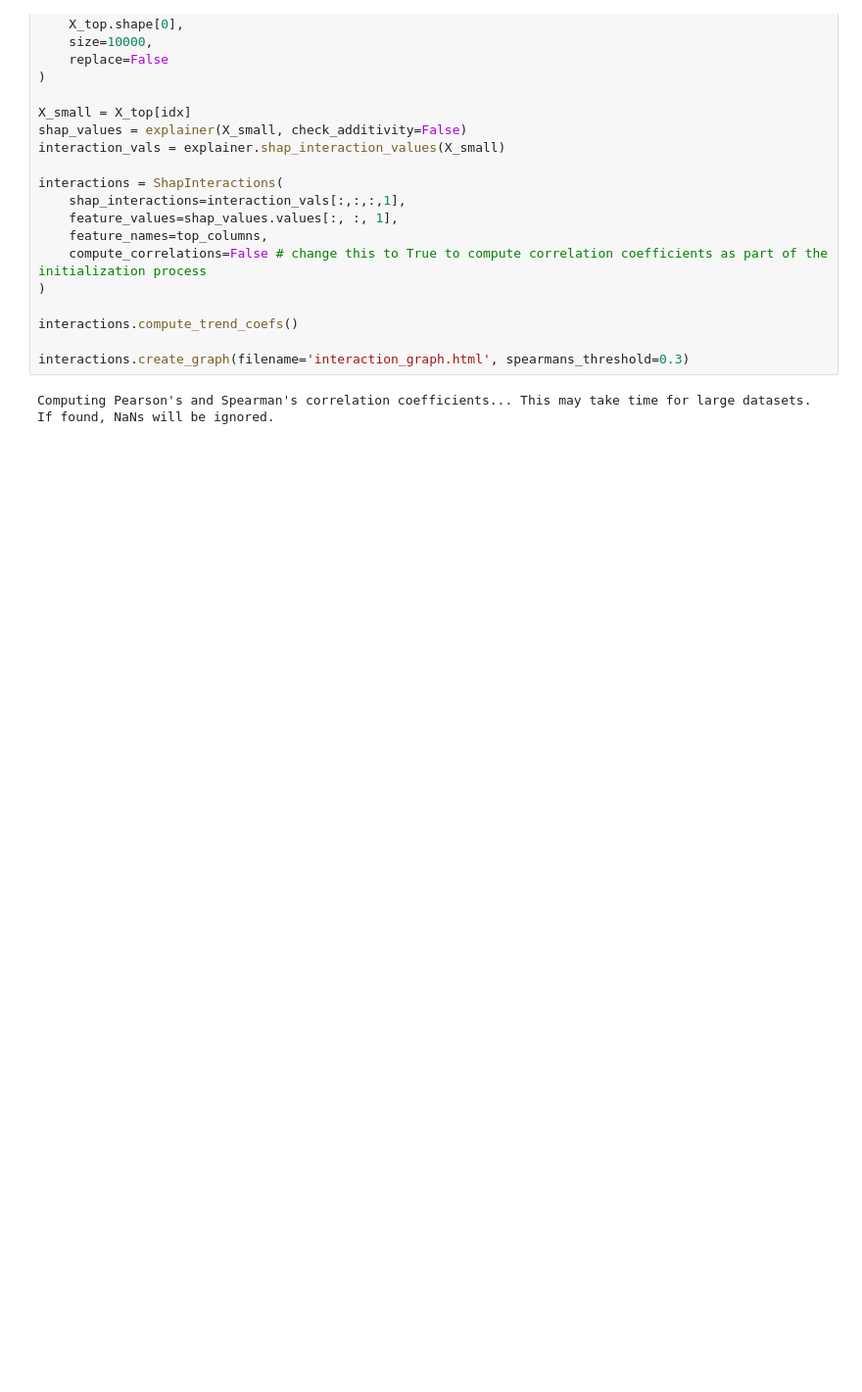
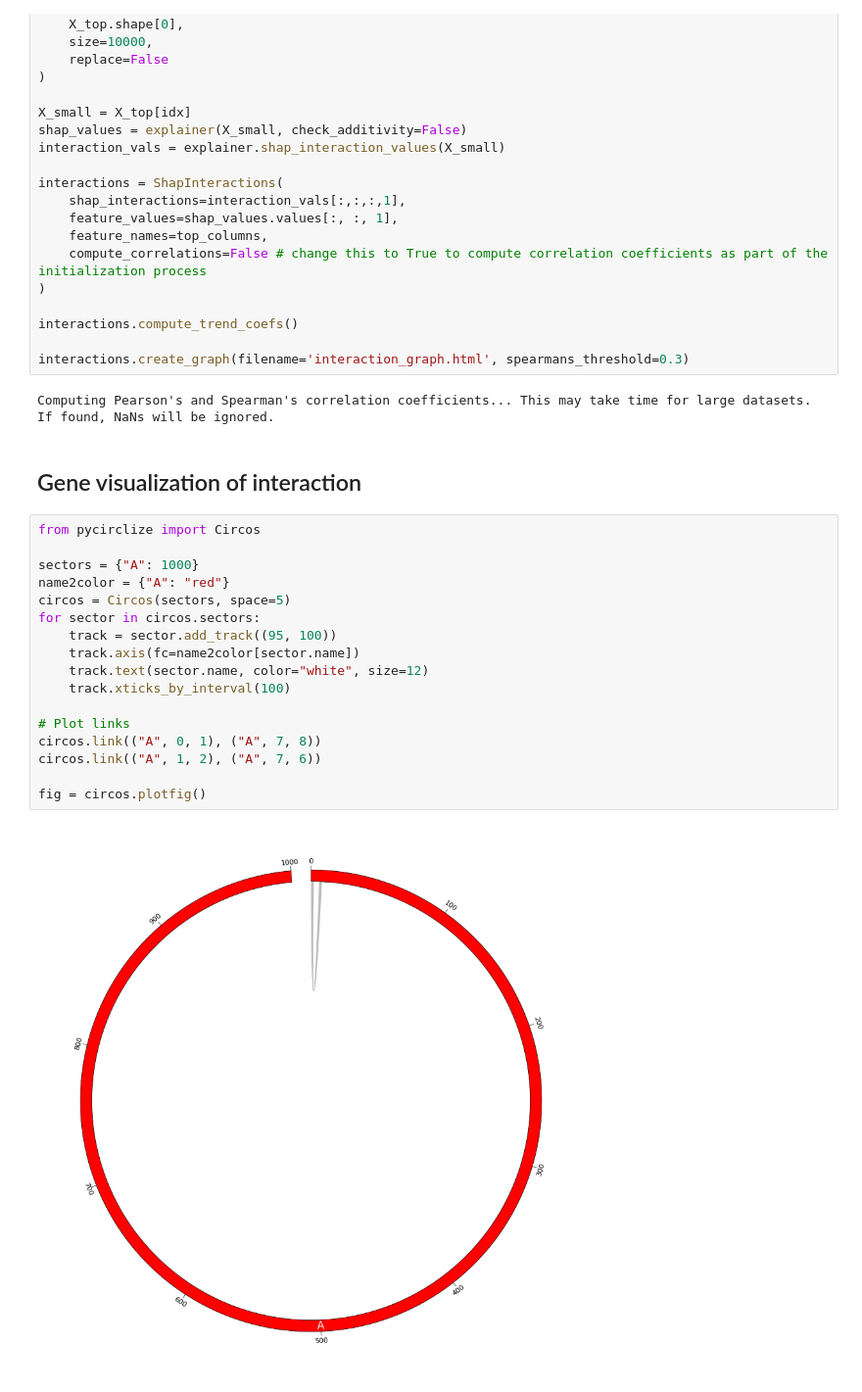
Before and after one commit to Legall-Lab/SHAP-mTB-AMR, a Jupyter notebook: scripts/interaction_analysis.ipynb, the cells around one changed output. Shown at 98% size. Saved outputs shown, nothing was run; the diff lists cells and outputs as text; blank space fills up the shorter version.

Commit message:
extraction of interaction data

```diff
--- a/scripts/interaction_analysis.ipynb
+++ b/scripts/interaction_analysis.ipynb
@@ -128,3 +128,24 @@ interactions.compute_trend_coefs()
 interactions.create_graph(filename='interaction_graph.html', spearmans_threshold=0.3)
 # %% [output]
 Computing Pearson's and Spearman's correlation coefficients... This may take time for large datasets. If found, NaNs will be ignored.
+# %% [markdown]
+## Gene visualization of interaction
+# %%
+from pycirclize import Circos
+
+sectors = {"A": 1000}
+name2color = {"A": "red"}
+circos = Circos(sectors, space=5)
+for sector in circos.sectors:
+    track = sector.add_track((95, 100))
+    track.axis(fc=name2color[sector.name])
+    track.text(sector.name, color="white", size=12)
+    track.xticks_by_interval(100)
+
+# Plot links
+circos.link(("A", 0, 1), ("A", 7, 8))
+circos.link(("A", 1, 2), ("A", 7, 6))
+
+fig = circos.plotfig()
+# %% [output]
+[figure, added]
```
Also changed, not shown: parts of 3 cells of this notebook, 1 other file.
